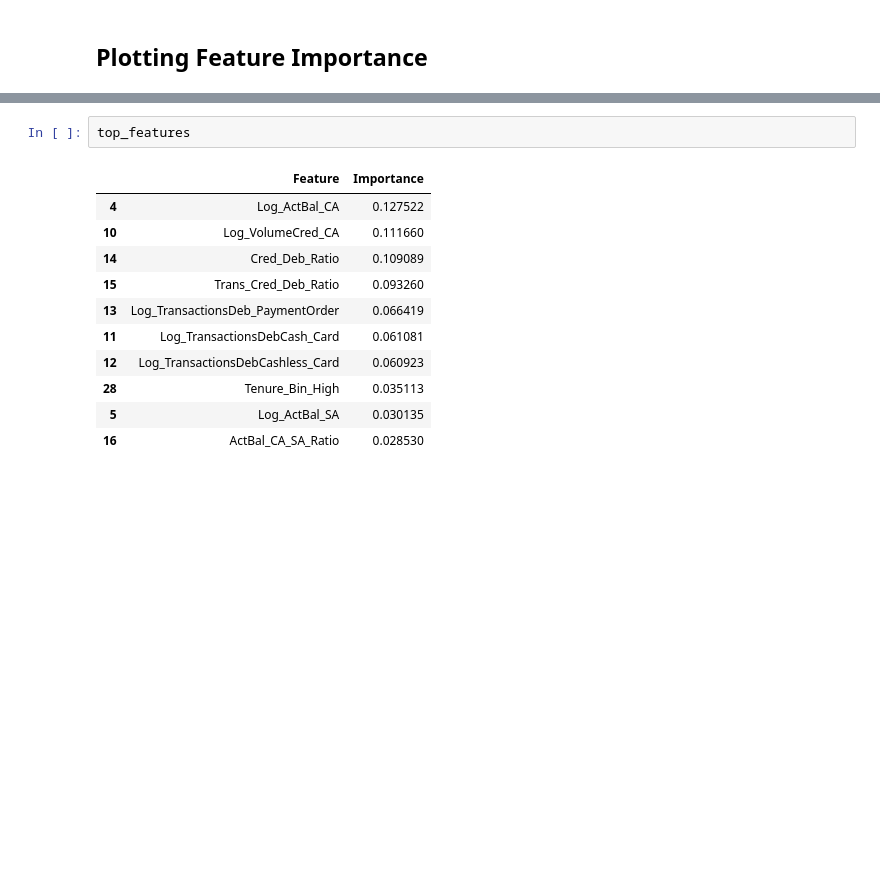
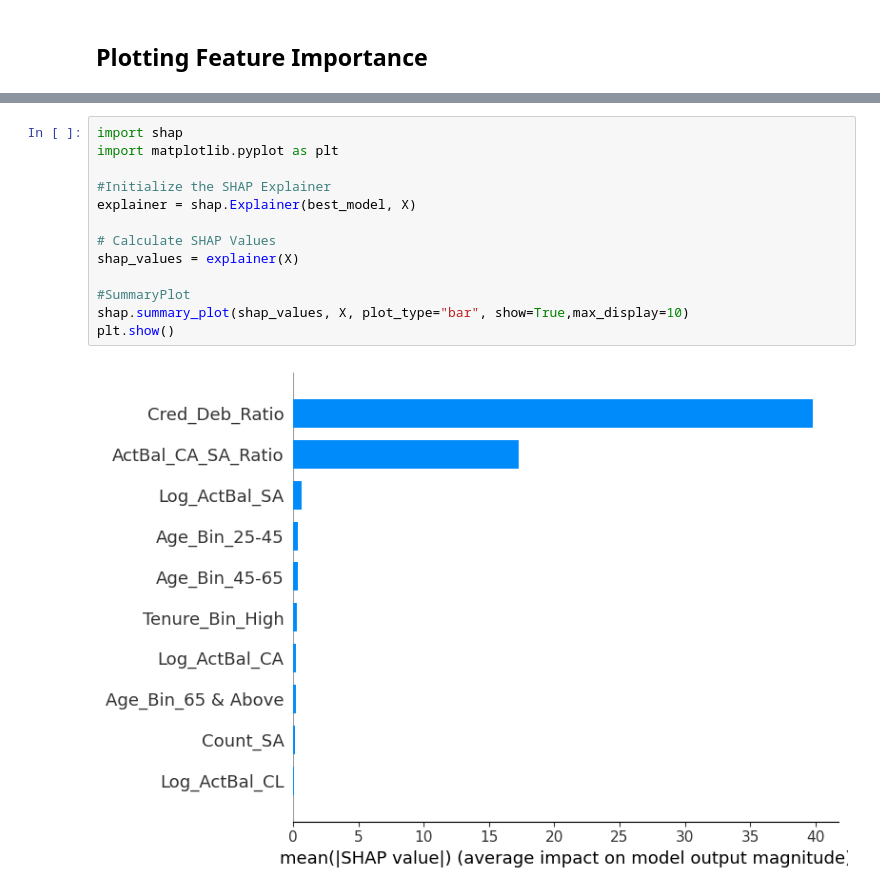
Before and after one commit to bhavyab324/case-study-bank, a Jupyter notebook: Code/02_Model_ConsumerLoan.ipynb, the cells around one changed output, grey strips where cells are left out. Drawn from its saved outputs; the diff is of its cells as text; blank space fills up the shorter version.

```diff
--- a/Code/02_Model_ConsumerLoan.ipynb
+++ b/Code/02_Model_ConsumerLoan.ipynb
@@ -424,14 +400,15 @@ Passing `palette` without assigning `hue` is deprecated and will be removed in v
-# %%
-top_features
-# %% [output]
-|  | Feature | Importance |
-| 4 | Log_ActBal_CA | 0.127522 |
-| 10 | Log_VolumeCred_CA | 0.111660 |
-| 14 | Cred_Deb_Ratio | 0.109089 |
-| 15 | Trans_Cred_Deb_Ratio | 0.093260 |
-| 13 | Log_TransactionsDeb_PaymentOrder | 0.066419 |
-| 11 | Log_TransactionsDebCash_Card | 0.061081 |
-| 12 | Log_TransactionsDebCashless_Card | 0.060923 |
-| 28 | Tenure_Bin_High | 0.035113 |
-| 5 | Log_ActBal_SA | 0.030135 |
-| 16 | ActBal_CA_SA_Ratio | 0.028530 |
+# %%
+import shap
+import matplotlib.pyplot as plt
+
+#Initialize the SHAP Explainer
+explainer = shap.Explainer(best_model, X)
+
+# Calculate SHAP Values
+shap_values = explainer(X)
+
+#SummaryPlot
+shap.summary_plot(shap_values, X, plot_type="bar", show=True,max_display=10)
+plt.show()
+# %% [output]
+[figure, added]
```
Also changed, not shown: parts of 1 cell of this notebook, 2 other files.
